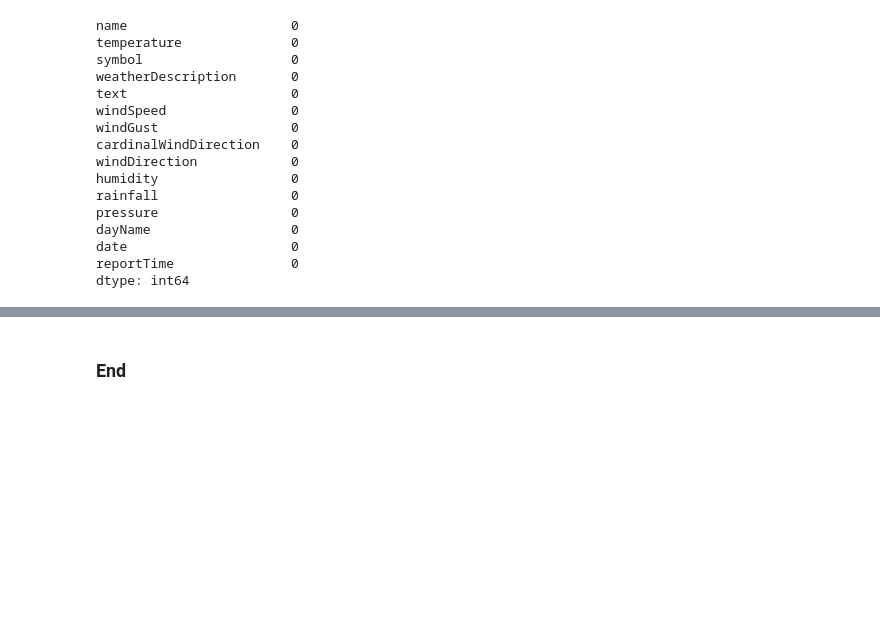
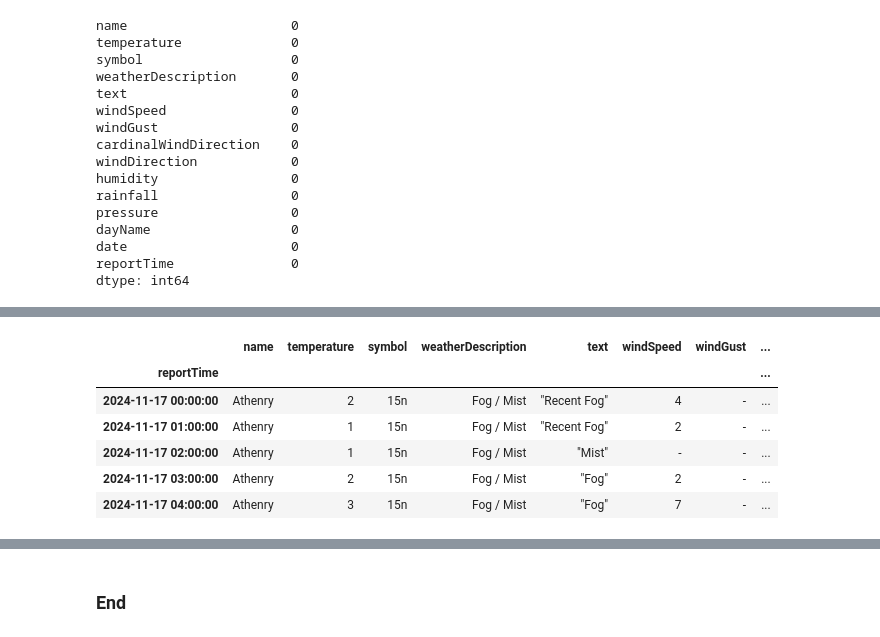
Before and after one commit to MikeCurleyCoosan/computer_infrastructure, a Jupyter notebook: weather.ipynb, the cells around one changed output, grey strips where cells are left out. Drawn from its saved outputs; the diff is of its cells as text; code cells hidden in the pictures; blank space fills up the shorter version.

Commit message:
Updating Task 9 in weather.ipynb

```diff
--- a/weather.ipynb
+++ b/weather.ipynb
@@ -259,0 +319,14 @@ dtype: int64
+# %%
+# Set the reportTime as the index of the dataframe
+
+df.set_index('reportTime', inplace=True)
+
+df.head()
+# %% [output]
+|  | name | temperature | symbol | weatherDescription | text | windSpeed | windGust | ... |
+| reportTime |  |  |  |  |  |  |  | ... |
+| 2024-11-17 00:00:00 | Athenry | 2 | 15n | Fog / Mist | "Recent Fog" | 4 | - | ... |
+| 2024-11-17 01:00:00 | Athenry | 1 | 15n | Fog / Mist | "Recent Fog" | 2 | - | ... |
+| 2024-11-17 02:00:00 | Athenry | 1 | 15n | Fog / Mist | "Mist" | - | - | ... |
+| 2024-11-17 03:00:00 | Athenry | 2 | 15n | Fog / Mist | "Fog" | 2 | - | ... |
+| 2024-11-17 04:00:00 | Athenry | 3 | 15n | Fog / Mist | "Fog" | 7 | - | ... |
```
Also changed, not shown: parts of 10 cells of this notebook.
